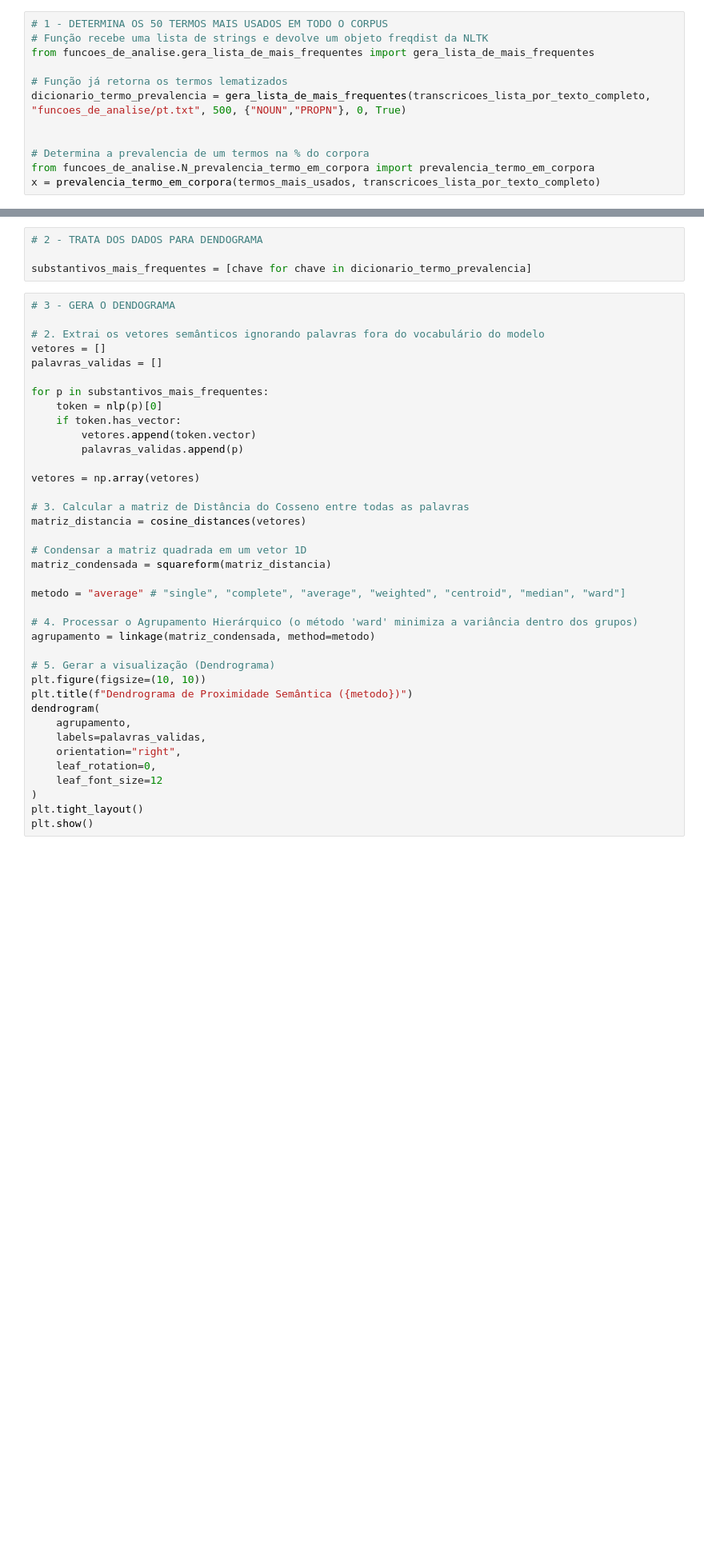
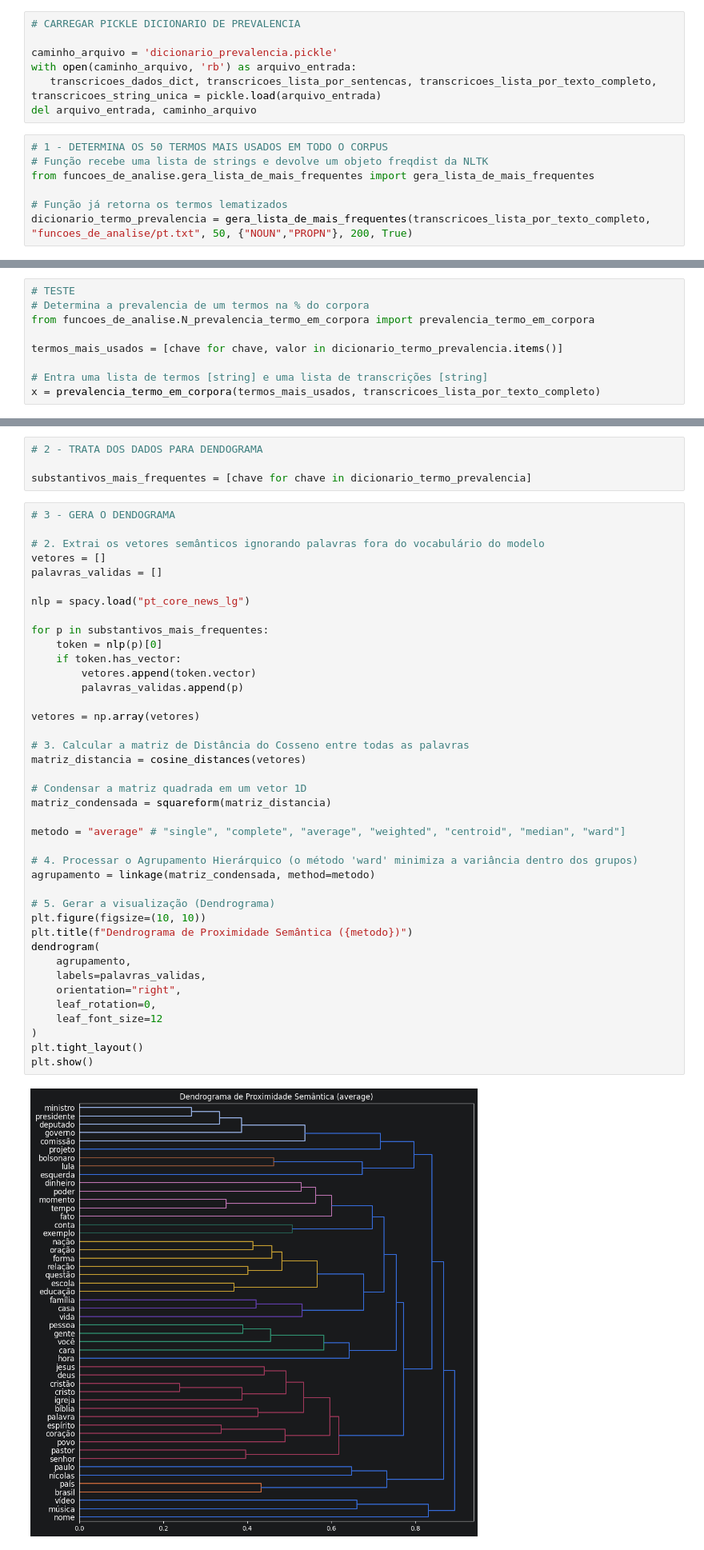
Before and after one commit to fernandobertolo/A-retorica-digital-de-nikolas-ferreira_uma-analise-retorico-algoritimica, a Jupyter notebook: estatisticas_textuais.ipynb, the cells around one changed output, grey strips where cells are left out. Shown at 80% size. Saved outputs shown, nothing was run; the diff lists cells and outputs as text; blank space fills up the shorter version.

Commit message:
Antes de automatizar a prevalencia temporal dos termos

```diff
--- a/estatisticas_textuais.ipynb
+++ b/estatisticas_textuais.ipynb
@@ -116,12 +153,14 @@ from scipy.cluster.hierarchy import linkage
+# %%
+# CARREGAR PICKLE DICIONARIO DE PREVALENCIA
+
+caminho_arquivo = 'dicionario_prevalencia.pickle'
+with open(caminho_arquivo, 'rb') as arquivo_entrada:
+   transcricoes_dados_dict, transcricoes_lista_por_sentencas, transcricoes_lista_por_texto_completo,                 transcricoes_string_unica = pickle.load(arquivo_entrada)
+del arquivo_entrada, caminho_arquivo
 # %%
 # 1 - DETERMINA OS 50 TERMOS MAIS USADOS EM TODO O CORPUS
 # Função recebe uma lista de strings e devolve um objeto freqdist da NLTK
 from funcoes_de_analise.gera_lista_de_mais_frequentes import gera_lista_de_mais_frequentes
 
 # Função já retorna os termos lematizados
-dicionario_termo_prevalencia = gera_lista_de_mais_frequentes(transcricoes_lista_por_texto_completo, "funcoes_de_analise/pt.txt", 500, {"NOUN","PROPN"}, 0, True)
-
-
-# Determina a prevalencia de um termos na % do corpora
-from funcoes_de_analise.N_prevalencia_termo_em_corpora import prevalencia_termo_em_corpora
-x = prevalencia_termo_em_corpora(termos_mais_usados, transcricoes_lista_por_texto_completo)
+dicionario_termo_prevalencia = gera_lista_de_mais_frequentes(transcricoes_lista_por_texto_completo, "funcoes_de_analise/pt.txt", 50, {"NOUN","PROPN"}, 200, True)
@@ -127,0 +185,9 @@ x = prevalencia_termo_em_corpora(termos_mais_usados, transcricoes_lista_por_text
+# %%
+# TESTE
+# Determina a prevalencia de um termos na % do corpora
+from funcoes_de_analise.N_prevalencia_termo_em_corpora import prevalencia_termo_em_corpora
+
+termos_mais_usados = [chave for chave, valor in dicionario_termo_prevalencia.items()]
+
+# Entra uma lista de termos [string] e uma lista de transcrições [string]
+x = prevalencia_termo_em_corpora(termos_mais_usados, transcricoes_lista_por_texto_completo)
@@ -148,38 +249,42 @@ substantivos_mais_frequentes = [chave for chave in dicionario_termo_prevalencia]
 # 2. Extrai os vetores semânticos ignorando palavras fora do vocabulário do modelo
 vetores = []
 palavras_validas = []
+
+nlp = spacy.load("pt_core_news_lg")
 
 for p in substantivos_mais_frequentes:
     token = nlp(p)[0]
     if token.has_vector:
         vetores.append(token.vector)
         palavras_validas.append(p)
 
 vetores = np.array(vetores)
 
 # 3. Calcular a matriz de Distância do Cosseno entre todas as palavras
 matriz_distancia = cosine_distances(vetores)
 
 # Condensar a matriz quadrada em um vetor 1D
 matriz_condensada = squareform(matriz_distancia)
 
 metodo = "average" # "single", "complete", "average", "weighted", "centroid", "median", "ward"]
 
 # 4. Processar o Agrupamento Hierárquico (o método 'ward' minimiza a variância dentro dos grupos)
 agrupamento = linkage(matriz_condensada, method=metodo)
 
 # 5. Gerar a visualização (Dendrograma)
 plt.figure(figsize=(10, 10))
 plt.title(f"Dendrograma de Proximidade Semântica ({metodo})")
 dendrogram(
     agrupamento,
     labels=palavras_validas,
     orientation="right",
     leaf_rotation=0,
     leaf_font_size=12
 )
 plt.tight_layout()
 plt.show()
+# %% [output]
+[figure, added]
 # %% [markdown]
 ## Tabela 2 - Prevalência
 Prevalência por grupo de proximidade semântica.
```
Also changed, not shown: parts of 12 cells of this notebook, 4 other files.
